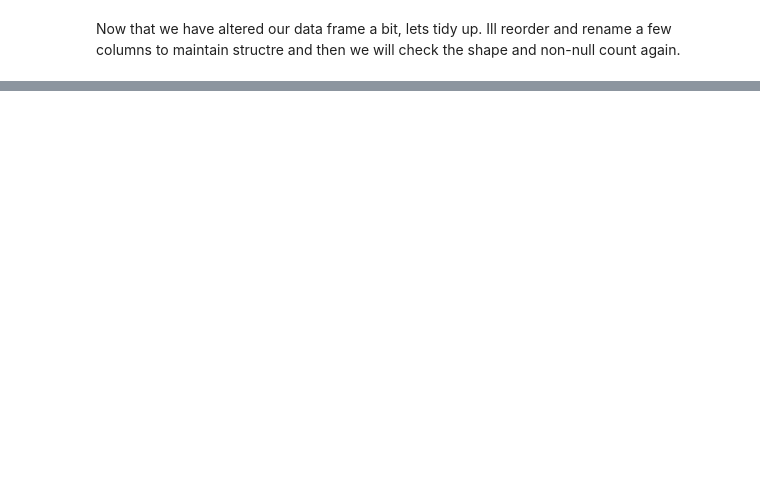
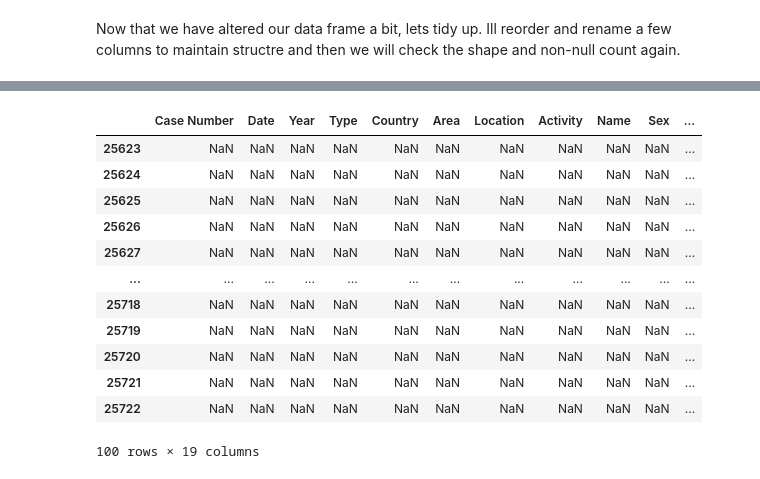
Before and after one commit to castrokike/data-cleaning-pandas, a Jupyter notebook: clean.ipynb, the cells around one changed output, grey strips where cells are left out. Drawn from its saved outputs; the diff is of its cells as text; code cells hidden in the pictures; blank space fills up the shorter version.

```diff
--- a/clean.ipynb
+++ b/clean.ipynb
@@ -254,3 +254,19 @@ attacks.head()
 | 2 | 2018.06.09 | 09-Jun-2018 | 2018.0 | Invalid | USA | Hawaii | Habush, Oahu | Surfing | John Denges | M | ... |
 | 3 | 2018.06.08 | 08-Jun-2018 | 2018.0 | Unprovoked | AUSTRALIA | New South Wales | Arrawarra Headland | Surfing | male | M | ... |
 | 4 | 2018.06.04 | 04-Jun-2018 | 2018.0 | Provoked | MEXICO | Colima | La Ticla | Free diving | Gustavo Ramos | M | ... |
+# %%
+attacks.tail(100)
+# %% [output]
+|  | Case Number | Date | Year | Type | Country | Area | Location | Activity | Name | Sex | ... |
+| 25623 | NaN | NaN | NaN | NaN | NaN | NaN | NaN | NaN | NaN | NaN | ... |
+| 25624 | NaN | NaN | NaN | NaN | NaN | NaN | NaN | NaN | NaN | NaN | ... |
+| 25625 | NaN | NaN | NaN | NaN | NaN | NaN | NaN | NaN | NaN | NaN | ... |
+| 25626 | NaN | NaN | NaN | NaN | NaN | NaN | NaN | NaN | NaN | NaN | ... |
+| 25627 | NaN | NaN | NaN | NaN | NaN | NaN | NaN | NaN | NaN | NaN | ... |
+| ... | ... | ... | ... | ... | ... | ... | ... | ... | ... | ... | ... |
+| 25718 | NaN | NaN | NaN | NaN | NaN | NaN | NaN | NaN | NaN | NaN | ... |
+| 25719 | NaN | NaN | NaN | NaN | NaN | NaN | NaN | NaN | NaN | NaN | ... |
+| 25720 | NaN | NaN | NaN | NaN | NaN | NaN | NaN | NaN | NaN | NaN | ... |
+| 25721 | NaN | NaN | NaN | NaN | NaN | NaN | NaN | NaN | NaN | NaN | ... |
+| 25722 | NaN | NaN | NaN | NaN | NaN | NaN | NaN | NaN | NaN | NaN | ... |
+100 rows × 19 columns
```
Also changed, not shown: parts of 8 cells of this notebook.
